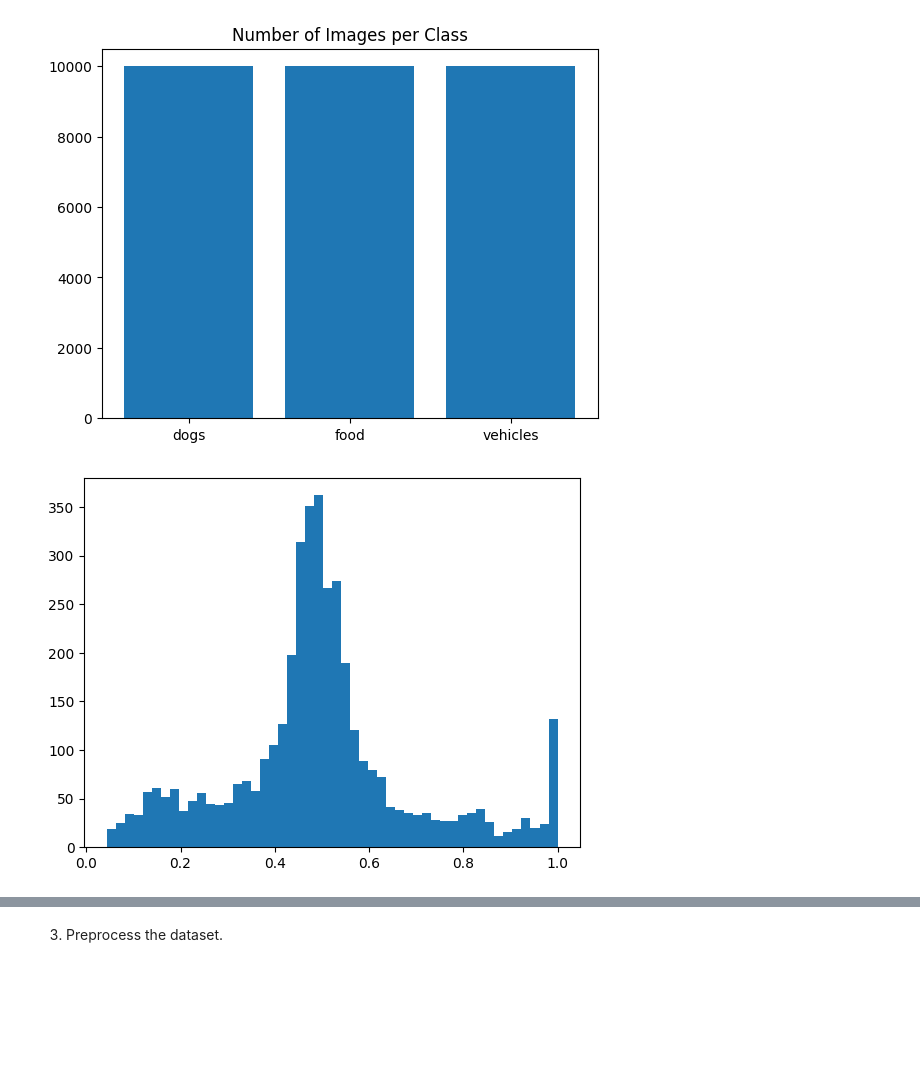
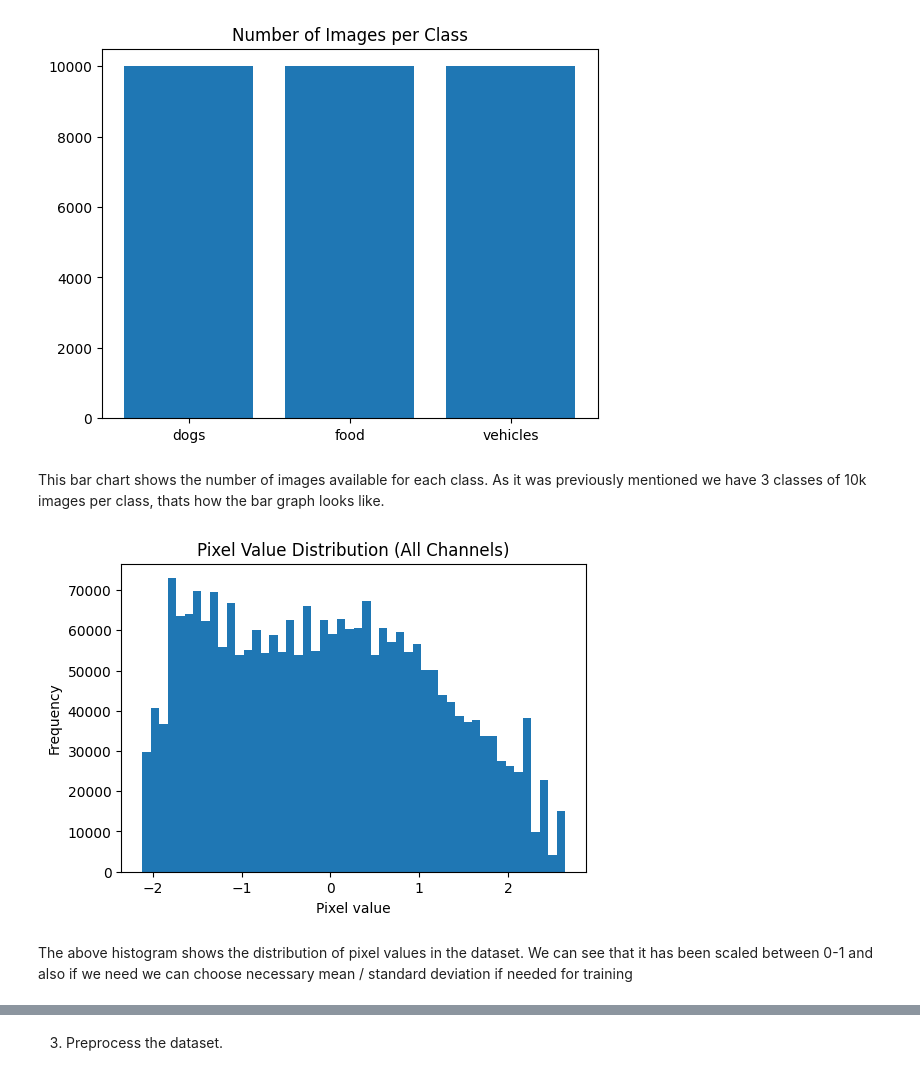
Before and after one commit to abhiiiinair24/Deep-Learning, a Jupyter notebook: A1/a1_part_1_sjoshi25_rajagop6.ipynb, the cells around one changed output, grey strips where cells are left out. Cells and saved outputs as stored; diff of their text form; code cells hidden in the pictures; blank space fills up the shorter version.

```diff
--- a/A1/a1_part_1_sjoshi25_rajagop6.ipynb
+++ b/A1/a1_part_1_sjoshi25_rajagop6.ipynb
@@ -49,14 +83,20 @@ Analyze the dataset.
 # %%
-### ADD YOUR CODE HERE ###
+from torchvision.datasets import ImageFolder
+from torchvision import transforms
 from collections import Counter
+
 #the transform line below is based on here: https://www.digitalocean.com/community/tutorials/writing-cnns-from-scratch-in-pytorch
+
 transform = transforms.Compose([
-    transforms.Resize((64, 64)),
-    transforms.ToTensor(),
+    transforms.Resize((64,64)),
+    transforms.ToTensor(), #Normalised pixel values to [0-1] from [0-255], RGB
+    #Also normalising now since VGG works better with mean/std
+    transforms.Normalize(mean=[0.485,0.456,0.406], std=[0.229,0.224,0.225])
 ])
 
-dataset = datasets.ImageFolder(root=dataPath, transform=transform) #Using from here: https://docs.pytorch.org/vision/main/generated/torchvision.datasets.ImageFolder.html
-print("Size of dataset: ", len(dataset.classes))
-print("Dataset classes: ", dataset.classes)
+dataset = ImageFolder("/content/cnn_dataset", transform=transform)
+
+print("Total images:", len(dataset))
+print("Classes:", dataset.classes)
 print(Counter(dataset.targets))
 # %% [output]
@@ -87,11 +127,33 @@ plt.title('Number of Images per Class')
 plt.show()
 # %% [output]
 [figure]
-# %%
-#Visualization 2: Histogram of Pixel Values
-image, label = dataset[0]
-plt.hist(image[0].flatten(), bins=50)
-plt.show()
-# %% [output]
-[figure, removed]
+# %% [markdown]
+This bar chart shows the number of images available for each class. As it was previously mentioned we have 3 classes of 10k images per class, thats how the bar graph looks like.
+# %%
+'''#Visualization 2: Histogram of Pixel Values
+image, label = dataset[0]
+plt.hist(image[0].flatten(), bins=50)
+plt.show()'''
+
+import torch
+
+# Take a subset of images
+pixels = []
+
+for i in range(200):   # sample first 200 images
+    img, _ = dataset[i]
+    pixels.append(img.flatten())
+
+pixels = torch.cat(pixels)
+
+plt.figure(figsize=(6,4))
+plt.hist(pixels.numpy(), bins=50)
+plt.title("Pixel Value Distribution (All Channels)")
+plt.xlabel("Pixel value")
+plt.ylabel("Frequency")
+plt.show()
+# %% [output]
+[figure, added]
+# %% [markdown]
+The above histogram shows the distribution of pixel values in the dataset. We can see that it has been scaled between 0-1 and also if we need we can choose necessary mean / standard deviation if needed for training
 # %%
```
Also changed, not shown: parts of 65 cells of this notebook.
